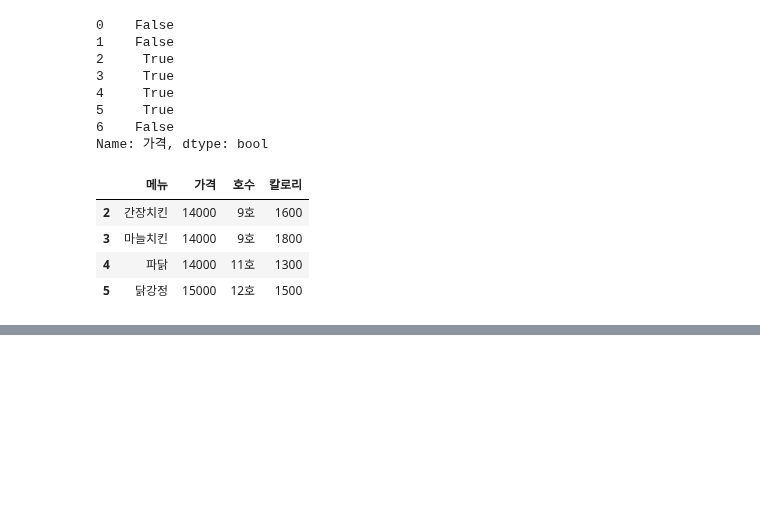
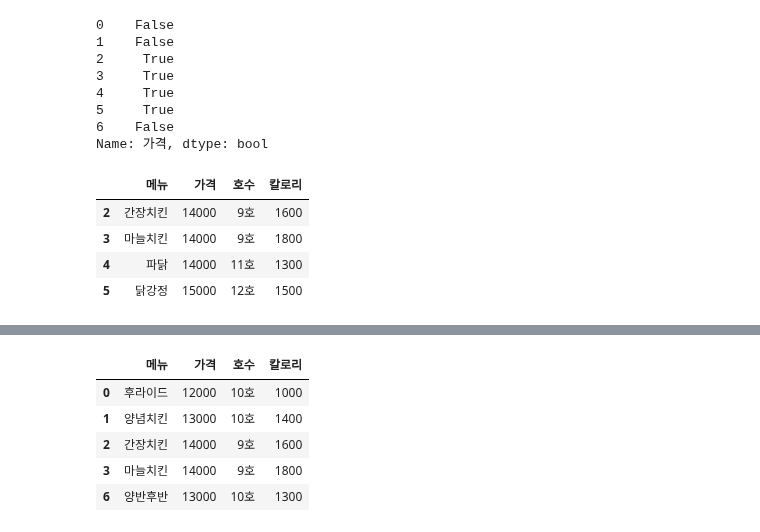
Before and after one commit to lys678/AIFFEL_Online_Quest, a Jupyter notebook: ML_With_Python/머신러닝_기초_노드2_판다스.ipynb, the cells around one changed output, grey strips where cells are left out. Drawn from its saved outputs; the diff is of its cells as text; code cells hidden in the pictures; blank space fills up the shorter version.

```diff
--- a/ML_With_Python/머신러닝_기초_노드2_판다스.ipynb
+++ b/ML_With_Python/머신러닝_기초_노드2_판다스.ipynb
@@ -141,0 +160,10 @@ df[cond]
+# %%
+cond = df['호수'].isin(['9호', '10호'])
+df[cond]
+# %% [output]
+|  | 메뉴 | 가격 | 호수 | 칼로리 |
+| 0 | 후라이드 | 12000 | 10호 | 1000 |
+| 1 | 양념치킨 | 13000 | 10호 | 1400 |
+| 2 | 간장치킨 | 14000 | 9호 | 1600 |
+| 3 | 마늘치킨 | 14000 | 9호 | 1800 |
+| 6 | 양반후반 | 13000 | 10호 | 1300 |
```
Also changed, not shown: parts of 2 cells of this notebook.
